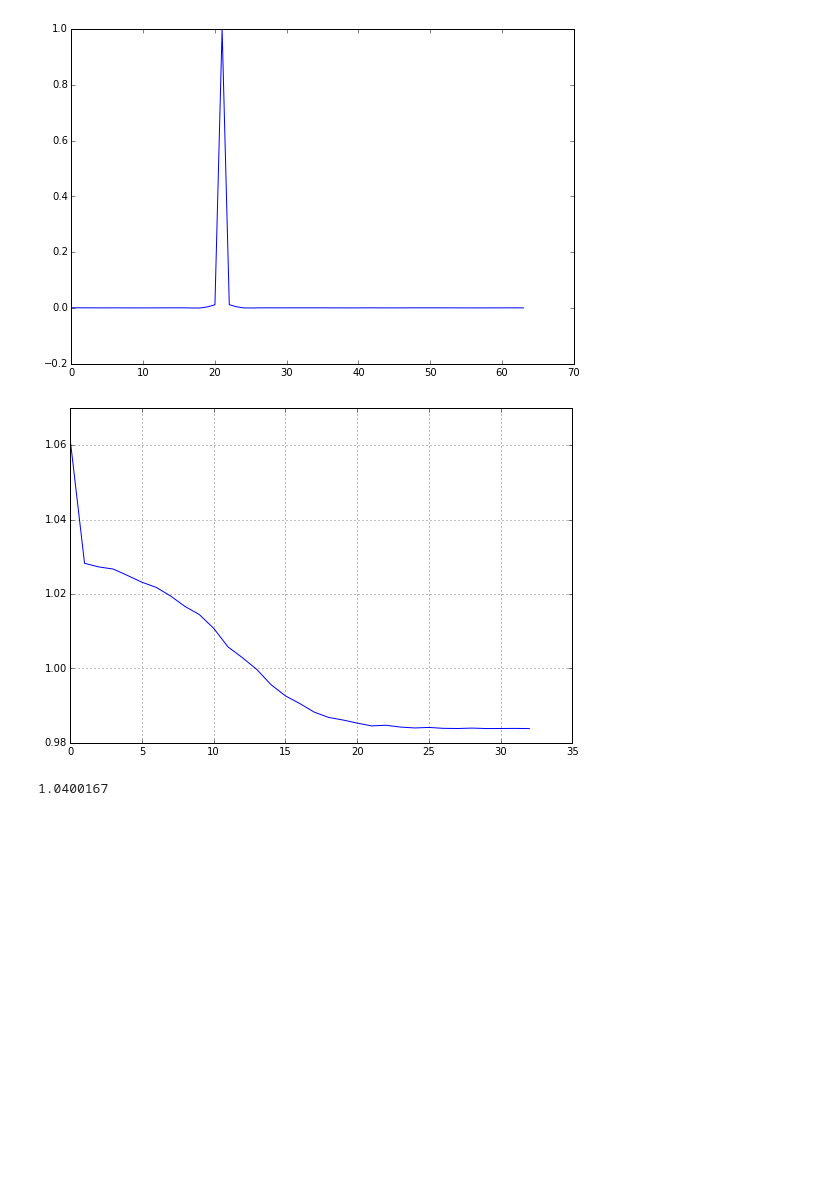
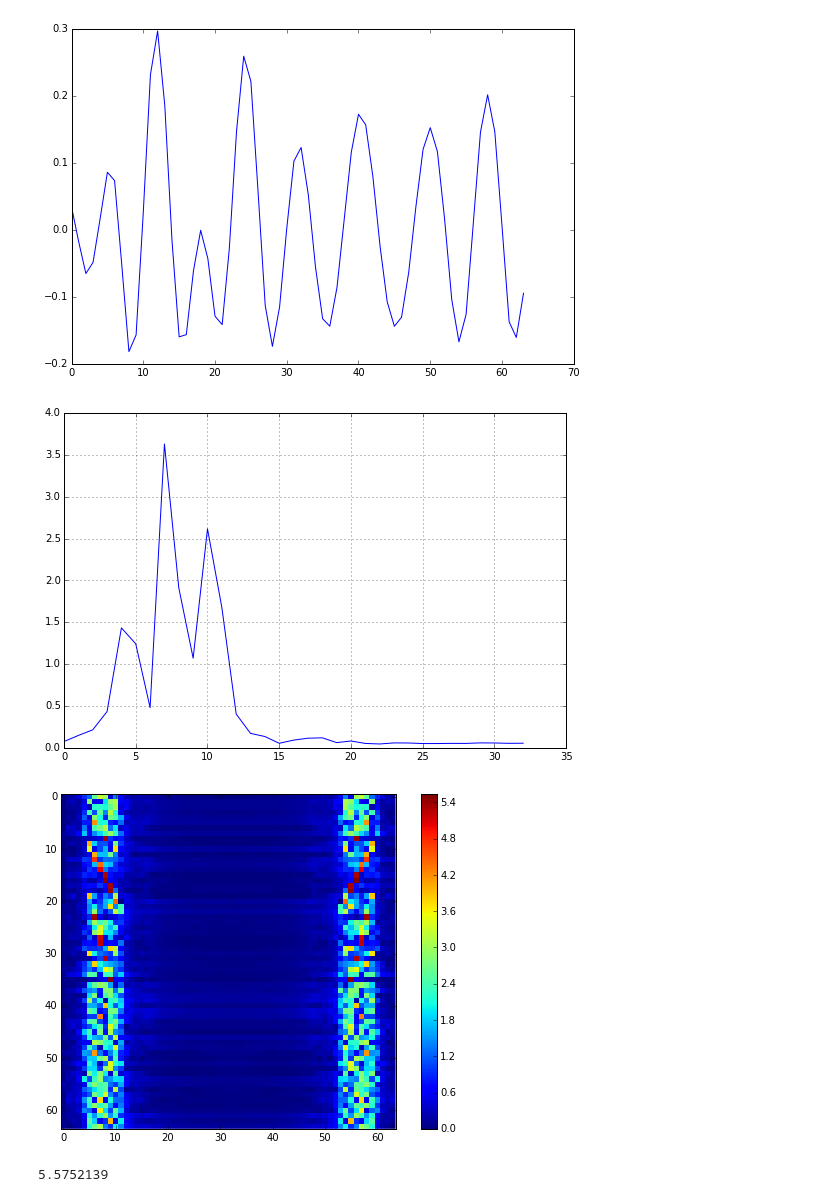
Before and after one commit to chayut-t/ipynb_examples, a Jupyter notebook: opt_coding_viewer.ipynb, the cells around one changed output. Saved outputs shown, nothing was run; the diff lists cells and outputs as text; code cells hidden in the pictures; blank space fills up the shorter version.

```diff
--- a/opt_coding_viewer.ipynb
+++ b/opt_coding_viewer.ipynb
@@ -58,7 +58,7 @@ rnn_compute = theano.function(inputs=[t.u, t.nu, t.S, t.W, t.V, t.b, t.c],
                               outputs=[t.cost, t.x, t.y, t.x_hat],
                               updates=t.updates)
 # %%
-with np.load('/Users/chayut/Dropbox/data/grid_cells/opt_coding_1d_eye_tmp_save.npz') as result:
+with np.load('/Users/chayut/Dropbox/data/grid_cells/opt_coding_1d_fourier_init_tmp_save.npz') as result:
     S = result['S']
     W = result['W']
     V = result['V']
@@ -91,17 +91,21 @@ plt.show()
 # %%
-i = 21
+i = 60
 plt.plot(V[i, :].T)
 plt.show()
 plt.plot(np.abs(np.fft.rfft(V[i, :])).T)
 plt.grid()
 plt.show()
+plt.imshow(np.abs(np.fft.fft(V)), interpolation='None')
+plt.colorbar()
+plt.show()
 # %% [output]
-[figure, old version]
+[figure, new version]
-[figure, old version]
+[figure, new version]
+[figure, added]
 # %%
 np.mean(np.sum(y ** 2, axis=0))
 # %% [output]
-1.0400167
+5.5752139
 # %%
 _ = plt.hist(y.reshape((y.size, 1)), bins=100)
 print np.amax(y)
```
Also changed, not shown: parts of 6 cells of this notebook, 1 other file.
